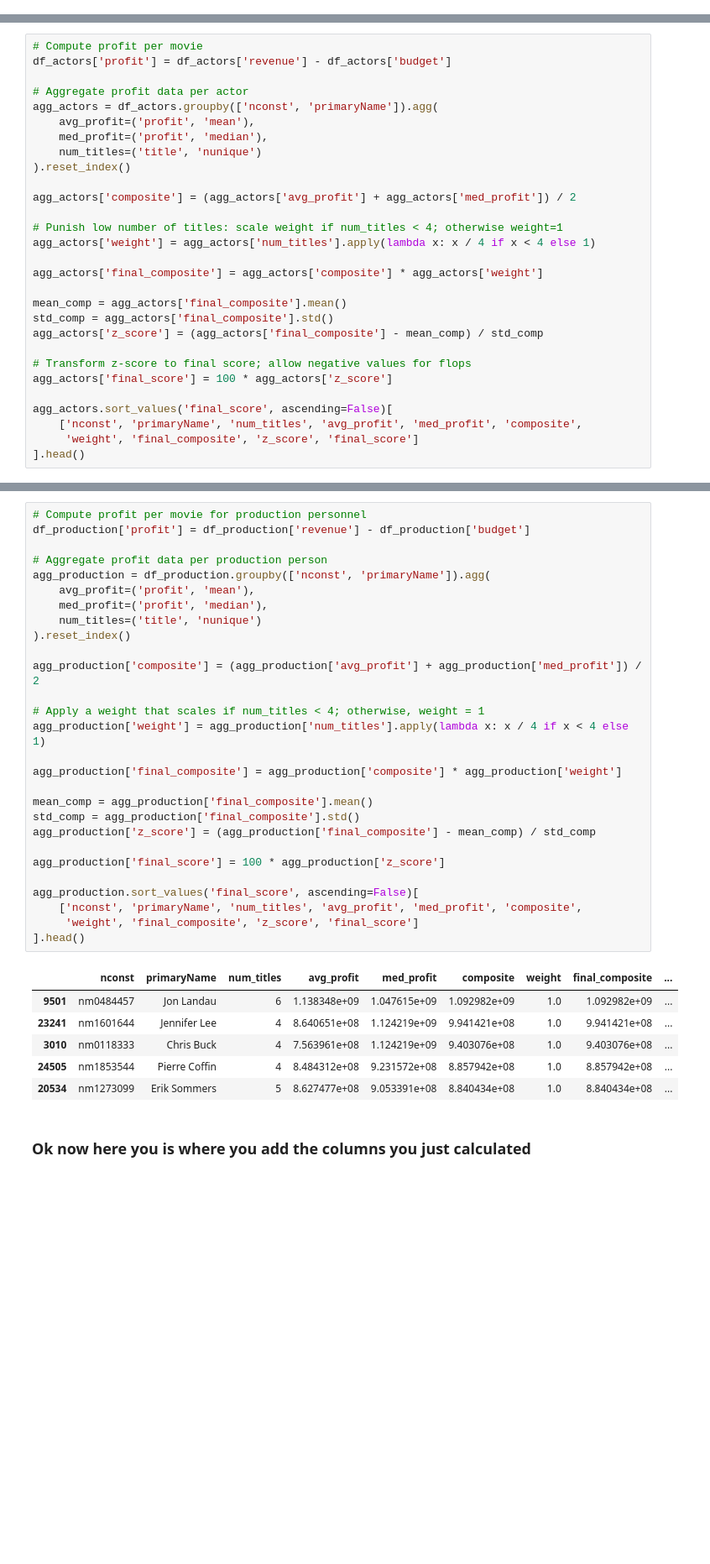
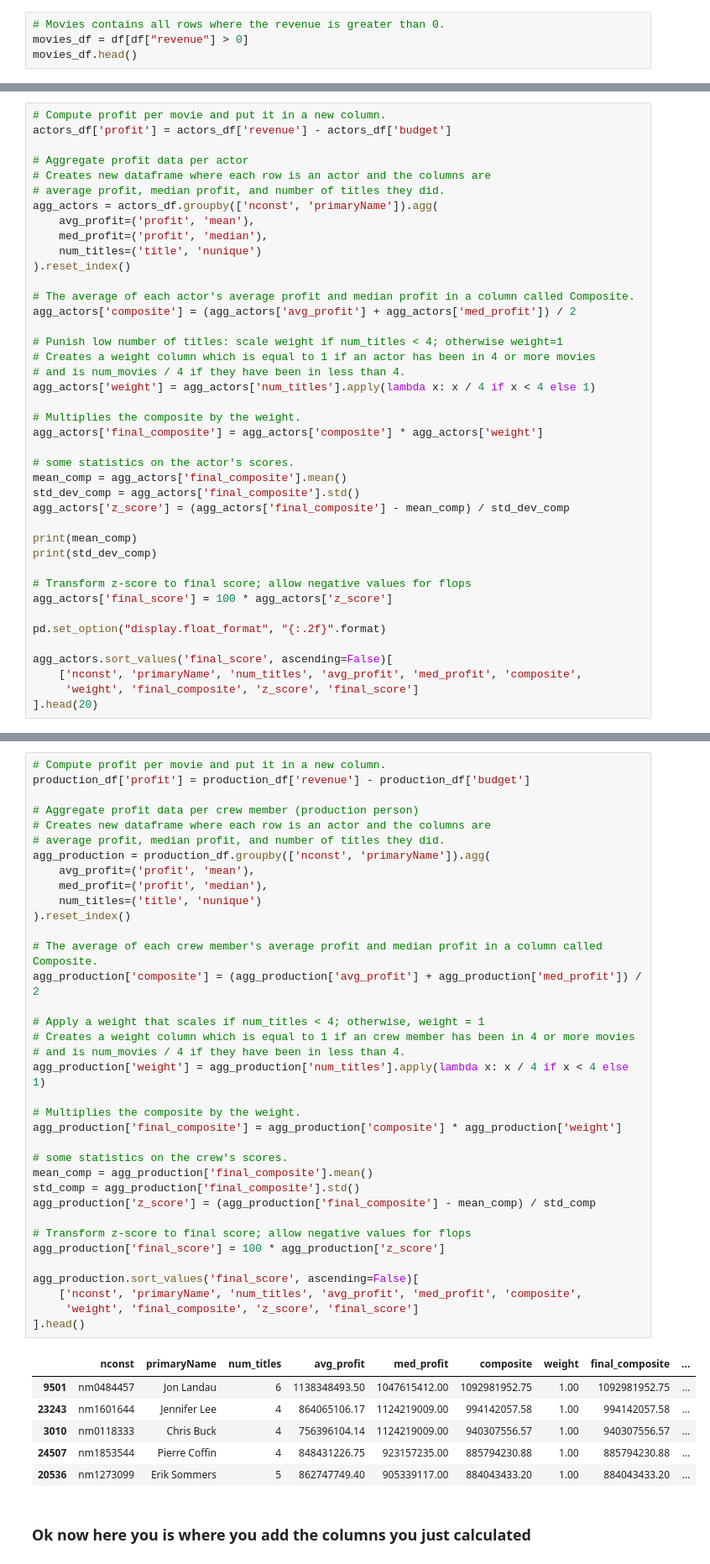
Before and after one commit to RHartung-ND/Data-Science-Project, a Jupyter notebook: pivot-data.ipynb, the cells around one changed output, grey strips where cells are left out. Shown at 84% size. Drawn from its saved outputs; the diff is of its cells as text; blank space fills up the shorter version.

Commit message:
went through pivot-data

```diff
--- a/pivot-data.ipynb
+++ b/pivot-data.ipynb
@@ -18,0 +10,4 @@ movies.head()
+# %%
+# Movies contains all rows where the revenue is greater than 0.
+movies_df = df[df["revenue"] > 0]
+movies_df.head()
@@ -28,32 +36,44 @@ print("Production:", df_production.shape)
 Actors/Actresses: (164265, 25)
 Production: (85897, 25)
 # %%
-# Compute profit per movie
-df_actors['profit'] = df_actors['revenue'] - df_actors['budget']
+# Compute profit per movie and put it in a new column.
+actors_df['profit'] = actors_df['revenue'] - actors_df['budget']
 
 # Aggregate profit data per actor
-agg_actors = df_actors.groupby(['nconst', 'primaryName']).agg(
+# Creates new dataframe where each row is an actor and the columns are
+# average profit, median profit, and number of titles they did.
+agg_actors = actors_df.groupby(['nconst', 'primaryName']).agg(
     avg_profit=('profit', 'mean'),
     med_profit=('profit', 'median'),
     num_titles=('title', 'nunique')
 ).reset_index()
 
+# The average of each actor's average profit and median profit in a column called Composite.
 agg_actors['composite'] = (agg_actors['avg_profit'] + agg_actors['med_profit']) / 2
 
 # Punish low number of titles: scale weight if num_titles < 4; otherwise weight=1
+# Creates a weight column which is equal to 1 if an actor has been in 4 or more movies
+# and is num_movies / 4 if they have been in less than 4.
 agg_actors['weight'] = agg_actors['num_titles'].apply(lambda x: x / 4 if x < 4 else 1)
 
+# Multiplies the composite by the weight.
 agg_actors['final_composite'] = agg_actors['composite'] * agg_actors['weight']
 
+# some statistics on the actor's scores.
 mean_comp = agg_actors['final_composite'].mean()
-std_comp = agg_actors['final_composite'].std()
-agg_actors['z_score'] = (agg_actors['final_composite'] - mean_comp) / std_comp
+std_dev_comp = agg_actors['final_composite'].std()
+agg_actors['z_score'] = (agg_actors['final_composite'] - mean_comp) / std_dev_comp
+
+print(mean_comp)
+print(std_dev_comp)
 
 # Transform z-score to final score; allow negative values for flops
 agg_actors['final_score'] = 100 * agg_actors['z_score']
 
+pd.set_option("display.float_format", "{:.2f}".format)
+
 agg_actors.sort_values('final_score', ascending=False)[
     ['nconst', 'primaryName', 'num_titles', 'avg_profit', 'med_profit', 'composite',
      'weight', 'final_composite', 'z_score', 'final_score']
-].head()
+].head(20)
 # %% [output]
@@ -95,38 +128,46 @@ print(agg_actors[agg_actors["primaryName"] == "Brad Pitt"])
 # %%
-# Compute profit per movie for production personnel
-df_production['profit'] = df_production['revenue'] - df_production['budget']
+# Compute profit per movie and put it in a new column.
+production_df['profit'] = production_df['revenue'] - production_df['budget']
 
-# Aggregate profit data per production person
-agg_production = df_production.groupby(['nconst', 'primaryName']).agg(
+# Aggregate profit data per crew member (production person)
+# Creates new dataframe where each row is an actor and the columns are
+# average profit, median profit, and number of titles they did.
+agg_production = production_df.groupby(['nconst', 'primaryName']).agg(
     avg_profit=('profit', 'mean'),
     med_profit=('profit', 'median'),
     num_titles=('title', 'nunique')
 ).reset_index()
 
+# The average of each crew member's average profit and median profit in a column called Composite.
 agg_production['composite'] = (agg_production['avg_profit'] + agg_production['med_profit']) / 2
 
 # Apply a weight that scales if num_titles < 4; otherwise, weight = 1
+# Creates a weight column which is equal to 1 if an crew member has been in 4 or more movies
+# and is num_movies / 4 if they have been in less than 4.
 agg_production['weight'] = agg_production['num_titles'].apply(lambda x: x / 4 if x < 4 else 1)
 
+# Multiplies the composite by the weight.
 agg_production['final_composite'] = agg_production['composite'] * agg_production['weight']
 
+# some statistics on the crew's scores.
 mean_comp = agg_production['final_composite'].mean()
 std_comp = agg_production['final_composite'].std()
 agg_production['z_score'] = (agg_production['final_composite'] - mean_comp) / std_comp
 
+# Transform z-score to final score; allow negative values for flops
 agg_production['final_score'] = 100 * agg_production['z_score']
 
 agg_production.sort_values('final_score', ascending=False)[
     ['nconst', 'primaryName', 'num_titles', 'avg_profit', 'med_profit', 'composite',
      'weight', 'final_composite', 'z_score', 'final_score']
 ].head()
 # %% [output]
 |  | nconst | primaryName | num_titles | avg_profit | med_profit | composite | weight | final_composite | ... |
-| 9501 | nm0484457 | Jon Landau | 6 | 1.138348e+09 | 1.047615e+09 | 1.092982e+09 | 1.0 | 1.092982e+09 | ... |
-| 23241 | nm1601644 | Jennifer Lee | 4 | 8.640651e+08 | 1.124219e+09 | 9.941421e+08 | 1.0 | 9.941421e+08 | ... |
-| 3010 | nm0118333 | Chris Buck | 4 | 7.563961e+08 | 1.124219e+09 | 9.403076e+08 | 1.0 | 9.403076e+08 | ... |
-| 24505 | nm1853544 | Pierre Coffin | 4 | 8.484312e+08 | 9.231572e+08 | 8.857942e+08 | 1.0 | 8.857942e+08 | ... |
-| 20534 | nm1273099 | Erik Sommers | 5 | 8.627477e+08 | 9.053391e+08 | 8.840434e+08 | 1.0 | 8.840434e+08 | ... |
+| 9501 | nm0484457 | Jon Landau | 6 | 1138348493.50 | 1047615412.00 | 1092981952.75 | 1.00 | 1092981952.75 | ... |
+| 23243 | nm1601644 | Jennifer Lee | 4 | 864065106.17 | 1124219009.00 | 994142057.58 | 1.00 | 994142057.58 | ... |
+| 3010 | nm0118333 | Chris Buck | 4 | 756396104.14 | 1124219009.00 | 940307556.57 | 1.00 | 940307556.57 | ... |
+| 24507 | nm1853544 | Pierre Coffin | 4 | 848431226.75 | 923157235.00 | 885794230.88 | 1.00 | 885794230.88 | ... |
+| 20536 | nm1273099 | Erik Sommers | 5 | 862747749.40 | 905339117.00 | 884043433.20 | 1.00 | 884043433.20 | ... |
 # %% [markdown]
 ### Ok now here you is where you add the columns you just calculated
 # %%
```
Also changed, not shown: parts of 9 cells of this notebook, 1 other file.
